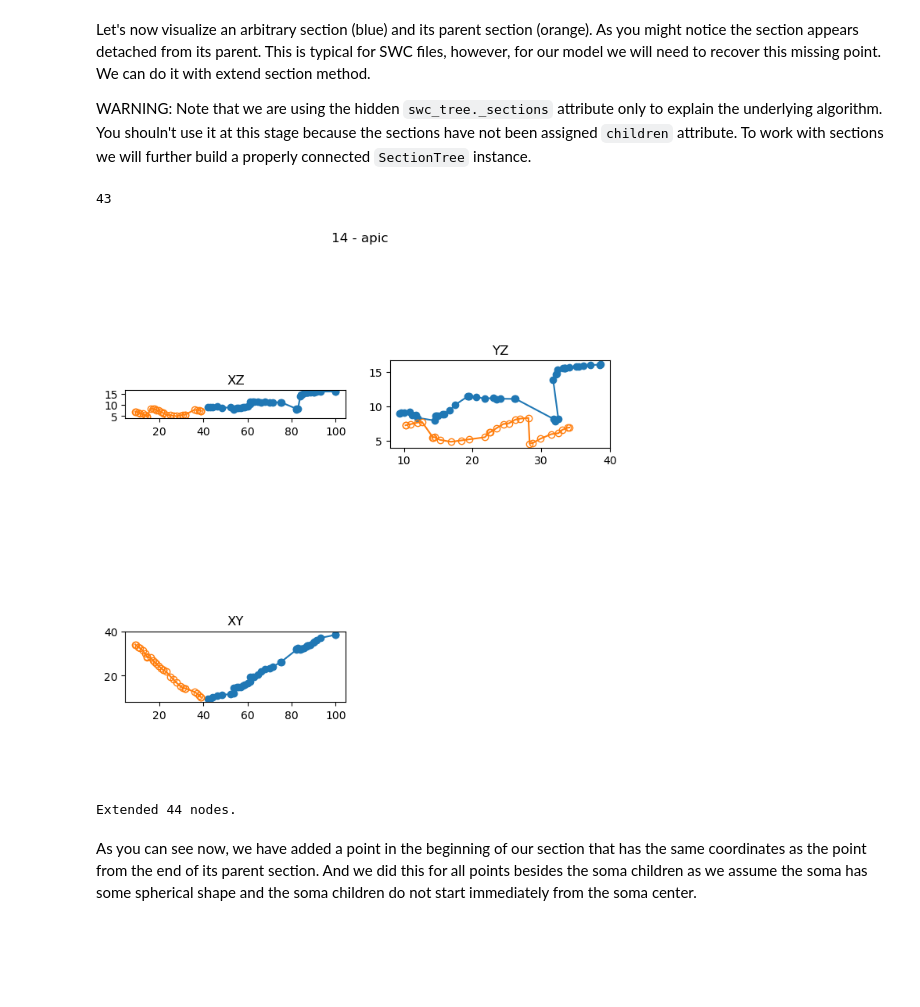
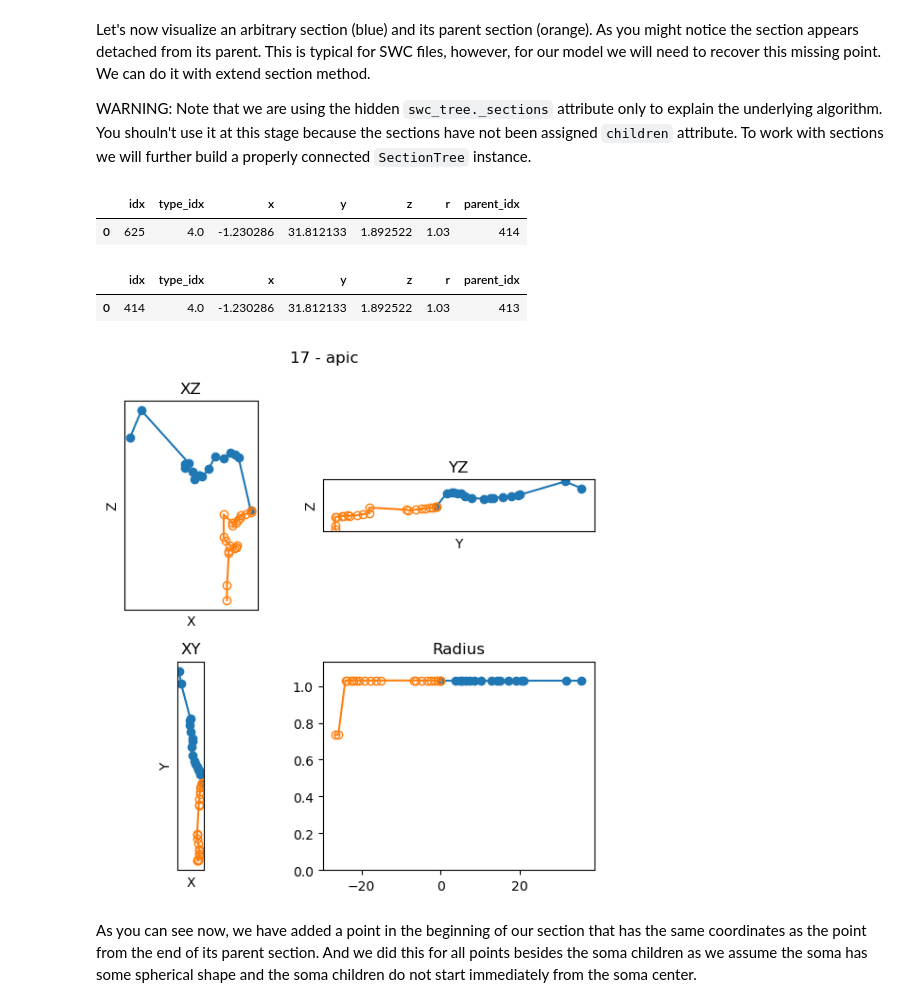
Before and after one commit to Poirazi-Lab/DendroTweaksApp, a Jupyter notebook: app/src/trees_demo.ipynb, the cells around one changed output. Cells and saved outputs as stored; diff of their text form; code cells hidden in the pictures; blank space fills up the shorter version.

```diff
--- a/app/src/trees_demo.ipynb
+++ b/app/src/trees_demo.ipynb
@@ -17,7 +17,7 @@ file_name = 'Park_2019.swc'
 path_to_swc = os.path.join(cwd, "data", "swc")
 path_to_file = os.path.join(path_to_swc,file_name)
 # %%
-factory = TreeFactory()
+factory = TreeFactory(path_to_swc)
 reader = SWCReader()
 # %%
 df = reader.read_file(path_to_file)
@@ -124,0 +113,2 @@ Tree [•0, •1, •2, •3, •4, •5, •6, •7, •8, •9, •10, •11,
+# %%
+swc_tree.sort()
@@ -158,0 +165,2 @@ swcm.swc_tree.plot_points(ax, edges=True, annotate=False, projection='XY')
+# %%
+sec_tree = factory.create_sec_tree(swc_tree, extend=True)
@@ -184,13 +182,20 @@ selected_section = swcm.swc_tree._sections[15]
+# %%
+selected_section = sec_tree.sections[17]
+# %%
+selected_section.pts3d[0].df
+# %% [output]
+|  | idx | type_idx | x | y | z | r | parent_idx |
+| 0 | 625 | 4.0 | -1.230286 | 31.812133 | 1.892522 | 1.03 | 414 |
+# %%
+selected_section.parent.pts3d[-1].df
+# %% [output]
+|  | idx | type_idx | x | y | z | r | parent_idx |
+| 0 | 414 | 4.0 | -1.230286 | 31.812133 | 1.892522 | 1.03 | 413 |
 # %%
-fix, ax = plt.subplots(2, 2, figsize=(8, 8))
-selected_section.plot_pts3d(ax=ax, plot_radii=False, plot_parent=True);
-print(len(selected_section.pts3d))
+fig, ax = plt.subplots(2, 2, figsize=(6, 6))
+selected_section.plot(ax=ax, plot_parent=True, remove_ticks=True);
+plt.tight_layout()
 # %% [output]
-43
-[figure, old version]
+[figure, new version]
-# %%
-swcm.swc_tree.extend_sections()
-# %% [output]
-Extended 44 nodes.
 # %% [markdown]
 As you can see now, we have added a point in the beginning of our section that has the same coordinates as the point from the end of its parent section. And we did this for all points besides the soma children as we assume the soma has some spherical shape and the soma children do not start immediately from the soma center.
```
Also changed, not shown: parts of 37 cells of this notebook, 20 other files.
